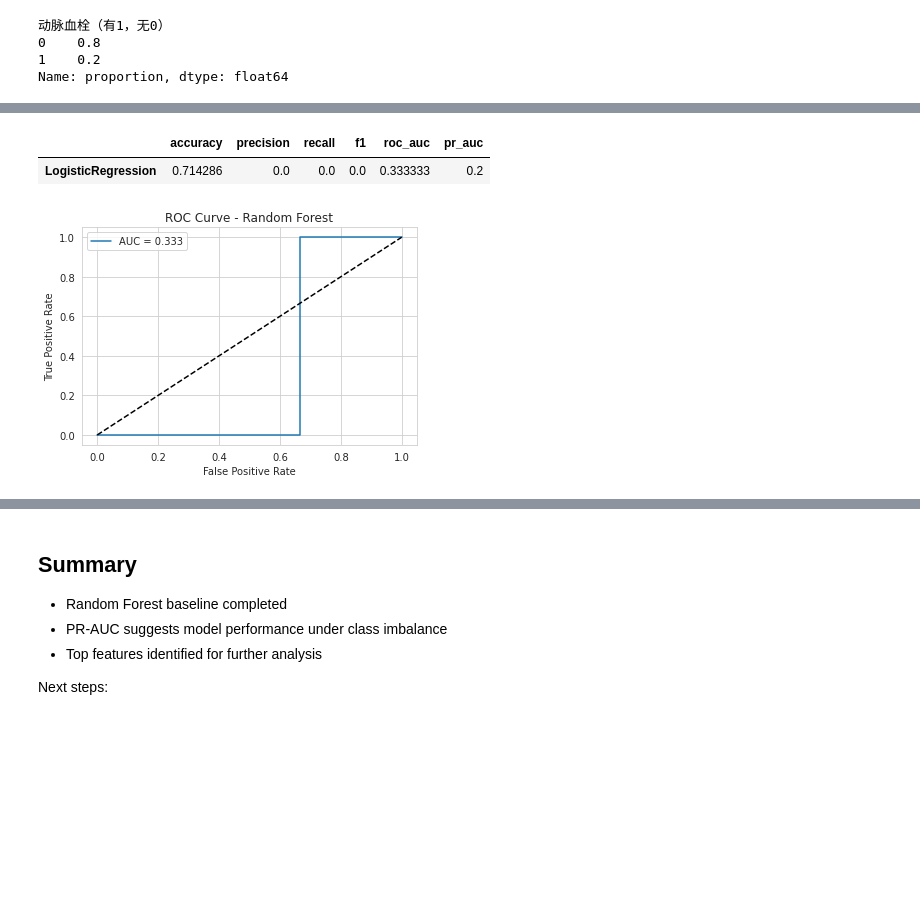
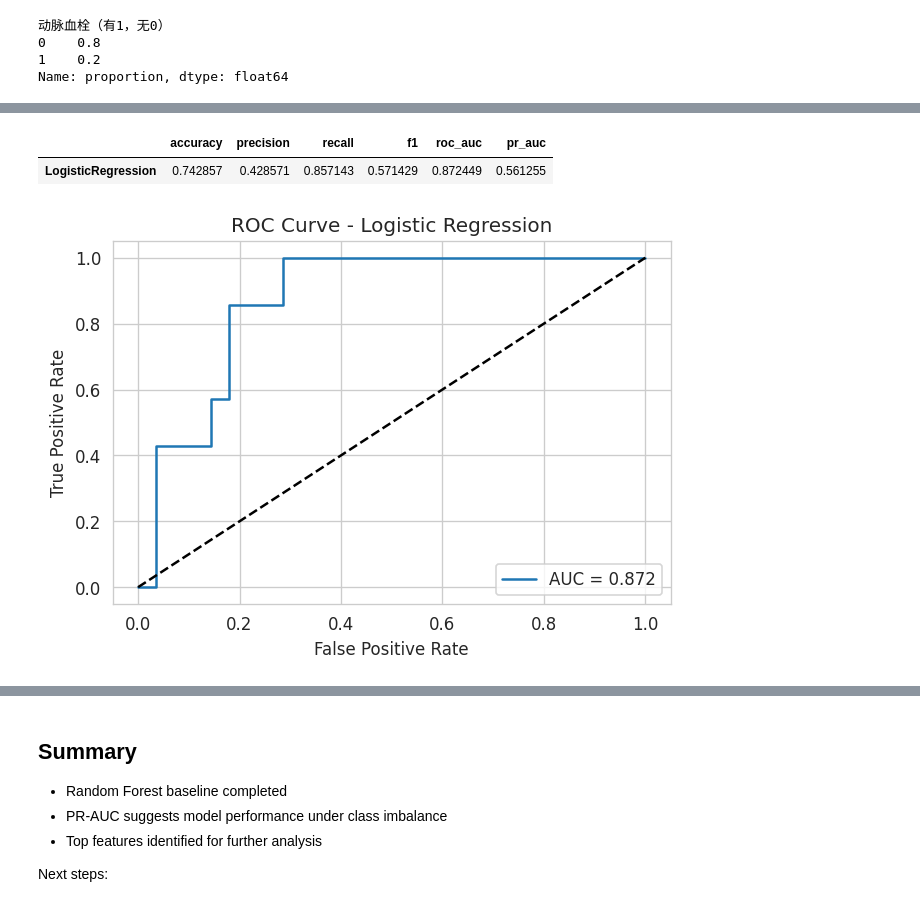
Before and after one commit to enoch321/PLT_Prediction, a Jupyter notebook: notebooks/LR_3.ipynb, the cells around one changed output, grey strips where cells are left out. Cells and saved outputs as stored; diff of their text form; code cells hidden in the pictures; blank space fills up the shorter version.

```diff
--- a/notebooks/LR_3.ipynb
+++ b/notebooks/LR_3.ipynb
@@ -90,7 +92,7 @@ memory usage: 9.1+ KB
 Name: proportion, dtype: float64
 # %%
 id_col_name = df.columns[0]
-DROP_COLS = [id_col_name, TARGET_COL]
+DROP_COLS = [id_col_name, TARGET_COL, "FHb(1,>40mg/L;0,<40mg/L).1", "TM(>5450,1;≤5450，0，正常范围5450±2140)pg/mL).1", "PLA2（0<659IU/L,1≥659IU/L）.1", " HGB（1<100mg/L,2≥100mg/L）", "MCV(0<100fL,1≥100mfL).1", "RDW1(0<15%,1≥15%.1", "HDL（0≥0.8mmol/L,1<0.8mmol/L）.1"]
 X = df.drop(columns=DROP_COLS)
 y = df[TARGET_COL]
 # %%
@@ -152,3 +151,26 @@ model = LogisticRegression(
 # %%
-model.fit(X_train, y_train)
+# model.fit(X_train, y_train)
+
+loo = LeaveOneOut()
+
+# 1. 建立管道：选特征 -> 标准化 -> 逻辑回归
+lr_pipe = Pipeline([
+    ('selector', SelectKBest(f_classif, k=5)), # 强制只看最强的5个特征
+    ('scaler', StandardScaler()),              # 必须标准化！
+    ('lr', LogisticRegression(class_weight='balanced', solver='liblinear', random_state=42))
+])
+
+# 2. 参数网格
+param_grid_lr = {
+    'lr__C': [0.01, 0.1, 1, 10], # 只要调 C 即可
+    'selector__k': [3, 5, 8]     # 顺便试试到底几个特征最好
+}
+
+# 3. 评分标准一定要换成 roc_auc，不要看 f1 了
+grid_lr = GridSearchCV(lr_pipe, param_grid_lr, cv=loo, scoring='roc_auc', n_jobs=-1)
+grid_lr.fit(X, y)
+
+print("LR 最佳 AUC:", grid_lr.best_score_)
+print("LR 最佳参数:", grid_lr.best_params_)
+model = grid_lr.best_estimator_
 # %% [output]
@@ -157,32 +213,41 @@ LogisticRegression(class_weight='balanced', max_iter=1000, random_state=42,
 # %%
-y_pred = model.predict(X_test)
-y_prob = model.predict_proba(X_test)[:, 1]
+y_probas_loo = cross_val_predict(model, X, y, cv=loo, method='predict_proba')[:, 1]
+y_preds_loo = (y_probas_loo > 0.5).astype(int)
+
+# cv = StratifiedKFold(n_splits=5, shuffle=True, random_state=42)
+# y_probas_cv = cross_val_predict(model, X, y, cv=cv, method='predict_proba')[:, 1]
+# y_preds_cv = (y_probas_cv > 0.5).astype(int)
+
+# y_pred = model.predict(X_test)
+# y_prob = model.predict_proba(X_test)[:, 1]
+# print("预测概率的最大值:", y_prob.max())
+# print("预测概率的平均值:", y_prob.mean())
 # %%
 metrics = {
-    "accuracy": accuracy_score(y_test, y_pred),
-    "precision": precision_score(y_test, y_pred),
-    "recall": recall_score(y_test, y_pred),
-    "f1": f1_score(y_test, y_pred),
-    "roc_auc": roc_auc_score(y_test, y_prob),
-    "pr_auc": average_precision_score(y_test, y_prob)
+    "accuracy": accuracy_score(y, y_preds_loo),
+    "precision": precision_score(y, y_preds_loo),
+    "recall": recall_score(y, y_preds_loo),
+    "f1": f1_score(y, y_preds_loo),
+    "roc_auc": roc_auc_score(y, y_probas_loo),
+    "pr_auc": average_precision_score(y, y_probas_loo)
 }
 
 metrics_df = pd.DataFrame(metrics, index=["LogisticRegression"])
 metrics_df
 # %% [output]
 |  | accuracy | precision | recall | f1 | roc_auc | pr_auc |
-| LogisticRegression | 0.714286 | 0.0 | 0.0 | 0.0 | 0.333333 | 0.2 |
+| LogisticRegression | 0.742857 | 0.428571 | 0.857143 | 0.571429 | 0.872449 | 0.561255 |
 # %%
-fpr, tpr, _ = roc_curve(y_test, y_prob)
+fpr, tpr, _ = roc_curve(y, y_probas_loo)
 
 plt.figure()
 plt.plot(fpr, tpr, label=f"AUC = {metrics['roc_auc']:.3f}")
 plt.plot([0, 1], [0, 1], "k--")
 plt.xlabel("False Positive Rate")
 plt.ylabel("True Positive Rate")
-plt.title("ROC Curve - Random Forest")
+plt.title("ROC Curve - Logistic Regression")
 plt.legend()
 plt.show()
 # %% [output]
-[figure, old version]
+[figure, new version]
 # %%
```
Also changed, not shown: parts of 8 cells of this notebook, 18 other files.
